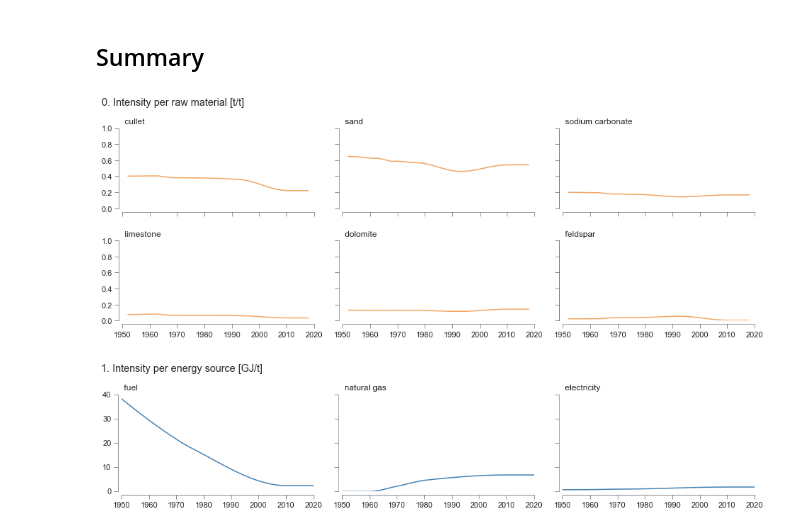
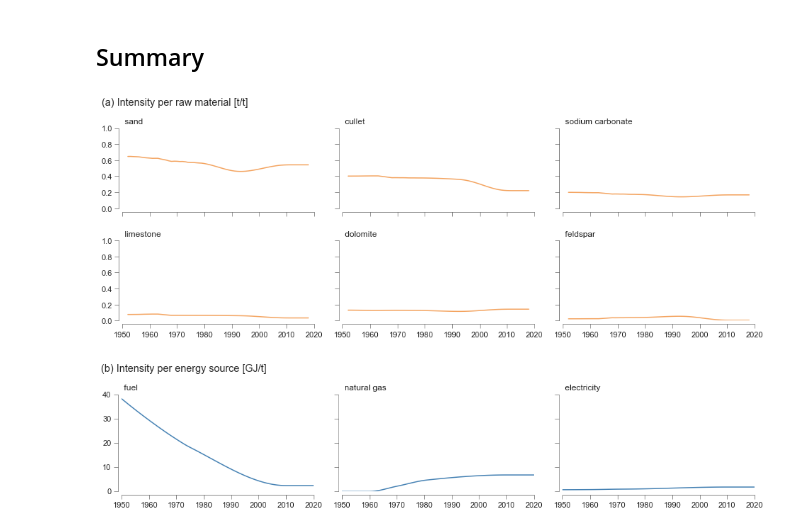
Before and after one commit to JeanSouv/01_MFA_GlassIndustry, a Jupyter notebook: MFA_FlatGlassIndustry.ipynb, the cells around one changed output. Cells and saved outputs as stored; diff of their text form; code cells hidden in the pictures.

Commit message:
New figures for summaries

```diff
--- a/MFA_FlatGlassIndustry.ipynb
+++ b/MFA_FlatGlassIndustry.ipynb
@@ -1187,7 +1192,7 @@ MatIntensity['cullet, kg/kg'] = (MatIntensity['internal cullet, kg/kg']
 MatIntensity = MatIntensity.interpolate(method='pchip',
                                         limit_direction='forward')
 # %%
-materials = ['cullet', 'sand', 'sodium carbonate',
+materials = ['sand', 'cullet', 'sodium carbonate',
              'limestone', 'dolomite', 'feldspar']
 # %%
 fig, axes = plt.subplots(nrows=2, ncols=3,
@@ -1441,28 +1446,30 @@ plt.show()
 # %%
 # Plot the material instensity per raw material:
 fig, axes = plt.subplots(nrows=2, ncols=3,
                          sharex=True, sharey=True,
                          figsize=(16, 5))
 
 for i, (ax, mat) in enumerate(zip(axes.flatten(), materials)):
     (MatIntensity[f"{mat}, kg/kg"].rolling(5, center=True).mean()
      .plot(ax=ax, c='sandybrown'))
 
     ax.set_title(f" {mat}", loc='left')
     style_ax(ax)
 
 ax.set_xlim(1950, 2020)
 ax.set_ylim(0, 1)
 
-fig.suptitle("0. Intensity per raw material [t/t]", x=0.1, y=1, ha='left')
+fig.suptitle("(a) Intensity per raw material [t/t]", x=0.1, y=1, ha='left')
 fig.subplots_adjust(wspace=0.15, hspace=0.4)
 sns.despine(offset=5)
 
-#fig.savefig(os.path.join(path_img, 'Mat Intensity.png'), dpi=600)
+# Save image
+fig.savefig(os.path.join(path_img, 'Mat Intensity.png'), dpi=600)
+fig.savefig(os.path.join(path_img, 'Mat Intensity.pdf'))
 
 plt.show()
 # %% [output]
-[figure, old version]
+[figure, new version]
 # %%
 # Plot the energy intensity per source of energy:
 fig, axes = plt.subplots(nrows=1, ncols=3,
```
Also changed, not shown: parts of 38 cells of this notebook.
